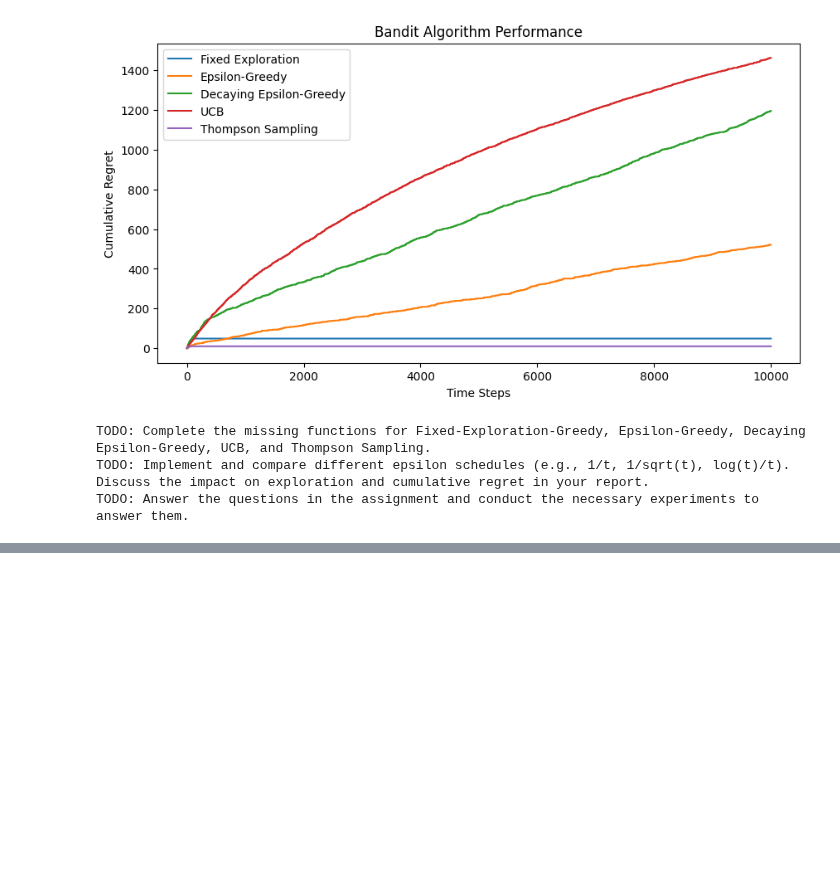
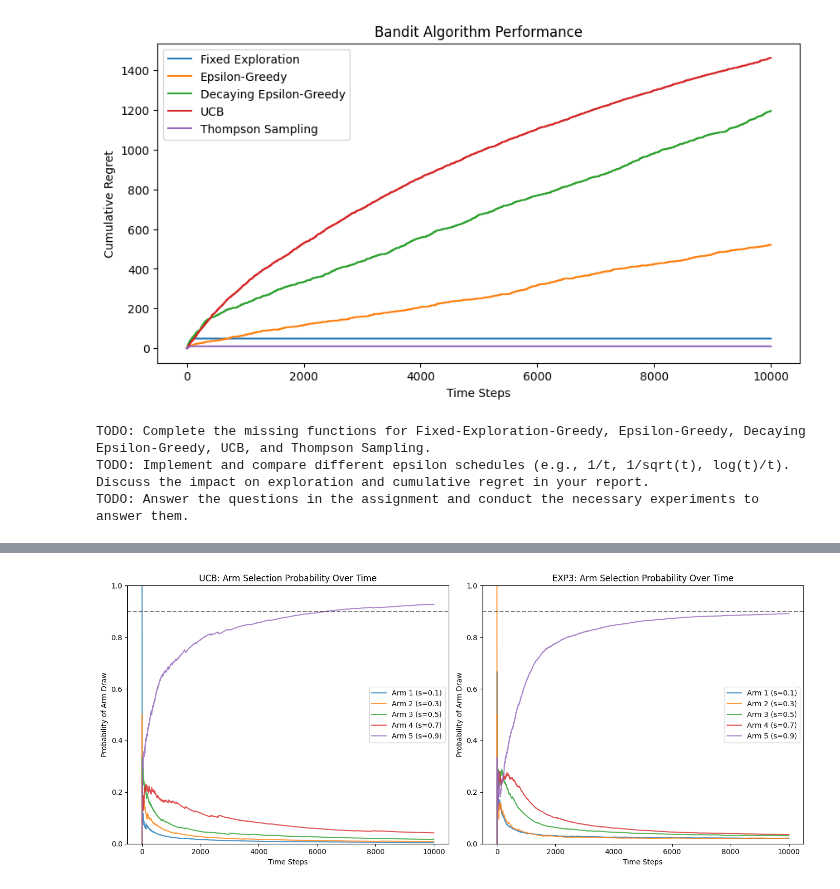
Before and after one commit to jessie-1001/RS-PROJECT, a Jupyter notebook: test_zyc.ipynb, the cells around one changed output, grey strips where cells are left out. Drawn from its saved outputs; the diff is of its cells as text; code cells hidden in the pictures; blank space fills up the shorter version.

```diff
--- a/test_zyc.ipynb
+++ b/test_zyc.ipynb
@@ -1047,0 +1063,64 @@ rewards = calculate_rewards(p_star, p_LP, executed_trades, s_LP)
+# %%
+import numpy as np
+import matplotlib.pyplot as plt
+
+class TrackingBanditEnvironment(BanditEnvironment):
+    def __init__(self, num_arms, reward_means):
+        super().__init__(num_arms, reward_means)
+        self.optimal_arm = np.argmax(reward_means)
+
+# Modified experiment function to track arm probabilities
+def run_tracking_experiment(bandit_class, bandit_params, env, num_steps):
+    bandit = bandit_class(**bandit_params)
+    arm_selections = np.zeros((num_steps, env.num_arms))
+
+    for t in range(num_steps):
+        arm = bandit.select_arm()
+        reward = env.pull_arm(arm)
+        bandit.update(arm, reward)
+        arm_selections[t, arm] = 1
+
+    # Calculate cumulative probabilities
+    cumulative_counts = np.cumsum(arm_selections, axis=0)
+    total_counts = np.arange(1, num_steps+1)[:, np.newaxis]
+    return cumulative_counts / total_counts
+
+# Set up environment with clear optimal arm (mirroring paper's s values)
+num_arms = 5
+reward_means = np.array([0.1, 0.3, 0.5, 0.7, 0.9])  # Explicit s values (spreads)
+static_env = TrackingBanditEnvironment(num_arms, reward_means)
+num_steps = 10000
+
+# Run tracking experiments
+ucb_probs = run_tracking_experiment(UCB, {'num_arms': num_arms, 'c': 2}, static_env, num_steps)
+exp3_probs = run_tracking_experiment(EXP3, {'num_arms': num_arms, 'gamma': 0.1}, static_env, num_steps)
+
+# Plot results
+plt.figure(figsize=(14, 6))
+
+# UCB Arm Selection Probabilities
+plt.subplot(1, 2, 1)
+for arm in range(num_arms):
+    plt.plot(ucb_probs[:, arm], label=f'Arm {arm+1} (s={reward_means[arm]:.1f})', alpha=0.8)
+plt.axhline(y=0.9, color='black', linestyle='--', alpha=0.5)
+plt.title('UCB: Arm Selection Probability Over Time')
+plt.xlabel('Time Steps')
+plt.ylabel('Probability of Arm Draw')
+plt.legend()
+plt.ylim(0, 1)
+
+# EXP3 Arm Selection Probabilities
+plt.subplot(1, 2, 2)
+for arm in range(num_arms):
+    plt.plot(exp3_probs[:, arm], label=f'Arm {arm+1} (s={reward_means[arm]:.1f})', alpha=0.8)
+plt.axhline(y=0.9, color='black', linestyle='--', alpha=0.5)
+plt.title('EXP3: Arm Selection Probability Over Time')
+plt.xlabel('Time Steps')
+plt.ylabel('Probability of Arm Draw')
+plt.legend()
+plt.ylim(0, 1)
+
+plt.tight_layout()
+plt.show()
+# %% [output]
+[figure, added]
```
Also changed, not shown: parts of 5 cells of this notebook.
